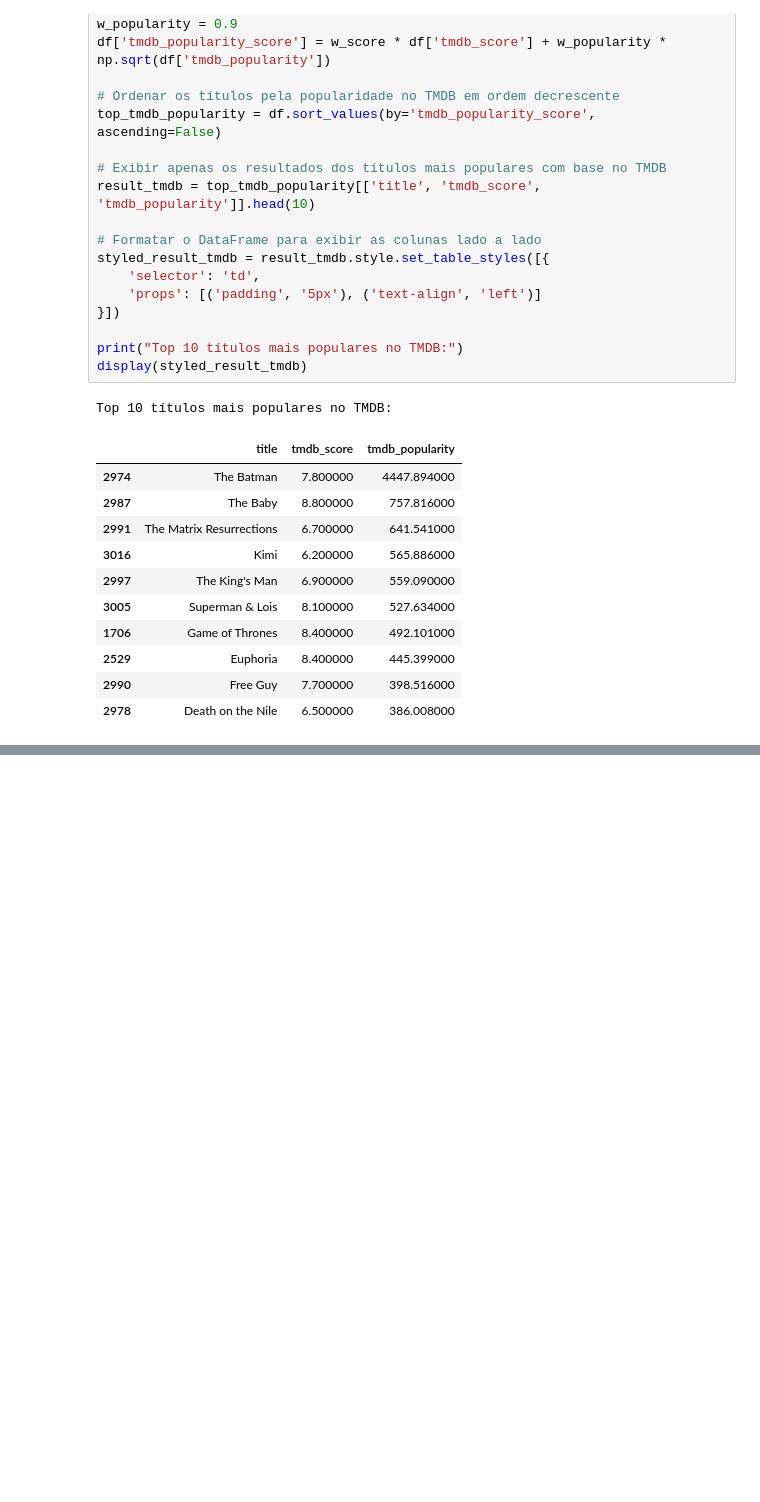
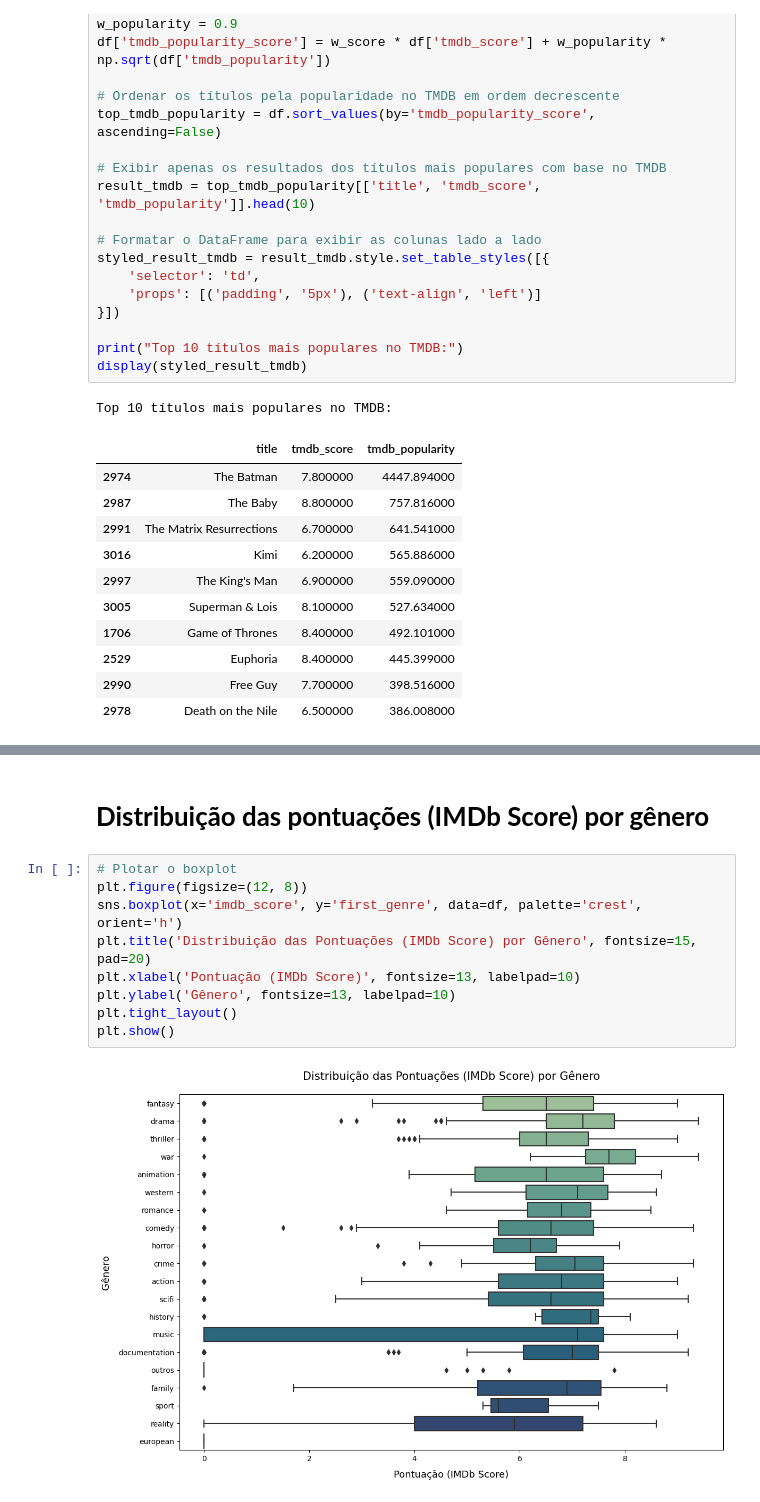
Before and after one commit to vfoliveiras/hbo-max-series-e-filmes, a Jupyter notebook: HBO_Max.ipynb, the cells around one changed output, grey strips where cells are left out. Cells and saved outputs as stored; diff of their text form; blank space fills up the shorter version.

```diff
--- a/HBO_Max.ipynb
+++ b/HBO_Max.ipynb
@@ -616,0 +787,13 @@ Top 10 títulos mais populares no TMDB:
+# %% [markdown]
+# **Distribuição das pontuações (IMDb Score) por gênero**
+# %%
+# Plotar o boxplot
+plt.figure(figsize=(12, 8))
+sns.boxplot(x='imdb_score', y='first_genre', data=df, palette='crest', orient='h')
+plt.title('Distribuição das Pontuações (IMDb Score) por Gênero', fontsize=15, pad=20)
+plt.xlabel('Pontuação (IMDb Score)', fontsize=13, labelpad=10)
+plt.ylabel('Gênero', fontsize=13, labelpad=10)
+plt.tight_layout()
+plt.show()
+# %% [output]
+[figure, added]
```
Also changed, not shown: parts of 27 cells of this notebook.
